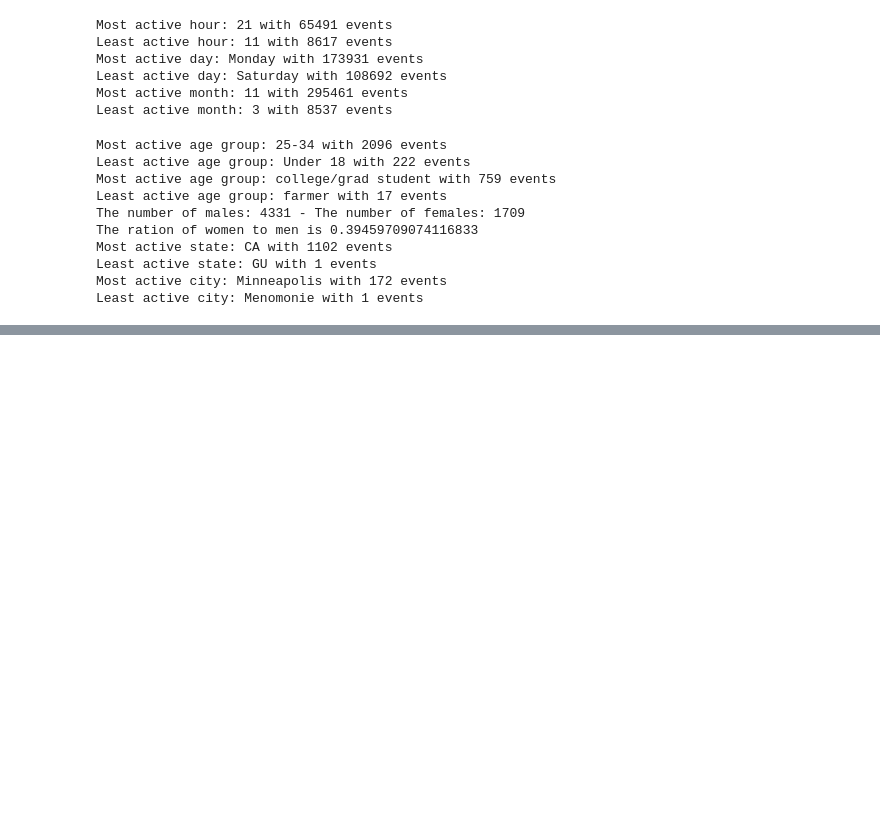
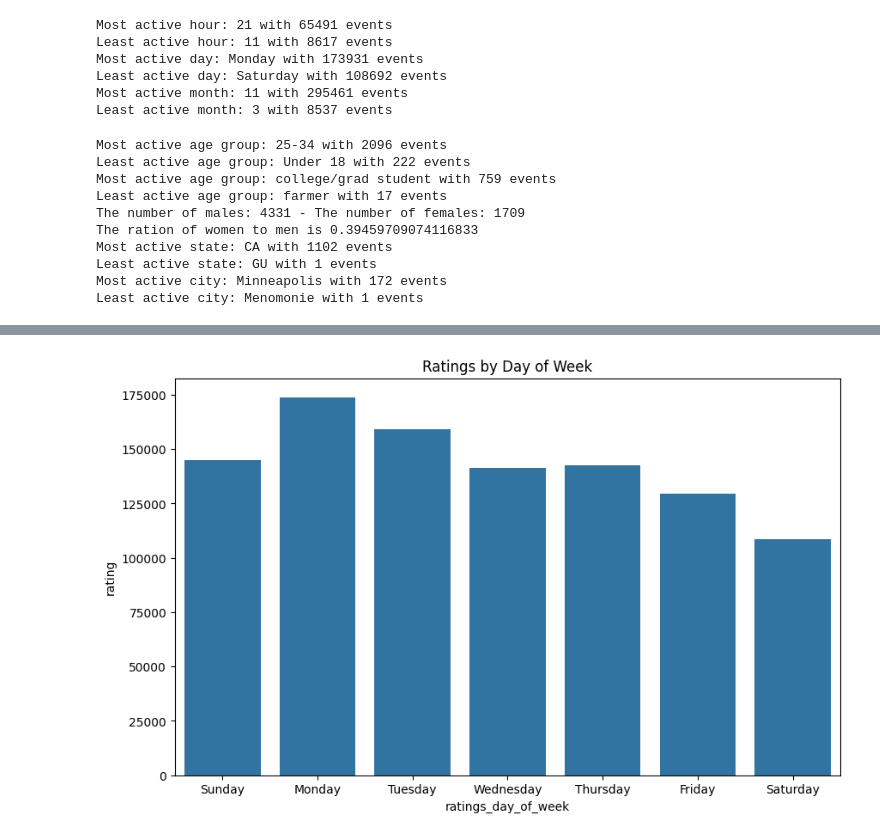
Before and after one commit to tankcdr/movie_recommender_py, a Jupyter notebook: notebooks/exploratory_data_analysis.ipynb, the cells around one changed output, grey strips where cells are left out. Cells and saved outputs as stored; diff of their text form; code cells hidden in the pictures; blank space fills up the shorter version.

```diff
--- a/notebooks/exploratory_data_analysis.ipynb
+++ b/notebooks/exploratory_data_analysis.ipynb
@@ -172,0 +183,10 @@ Least active city: Menomonie with 1 events
+# %%
+
+oredered_days = ['Sunday', 'Monday', 'Tuesday', 'Wednesday', 'Thursday', 'Friday', 'Saturday']
+plt.figure(figsize=(10, 6))
+sns.barplot(x='ratings_day_of_week', y='rating',
+            data=merged_data, order=oredered_days, estimator=lambda x: len(x))
+plt.title('Ratings by Day of Week')
+plt.show()
+# %% [output]
+[figure, added]
```
Also changed, not shown: parts of 7 cells of this notebook.
